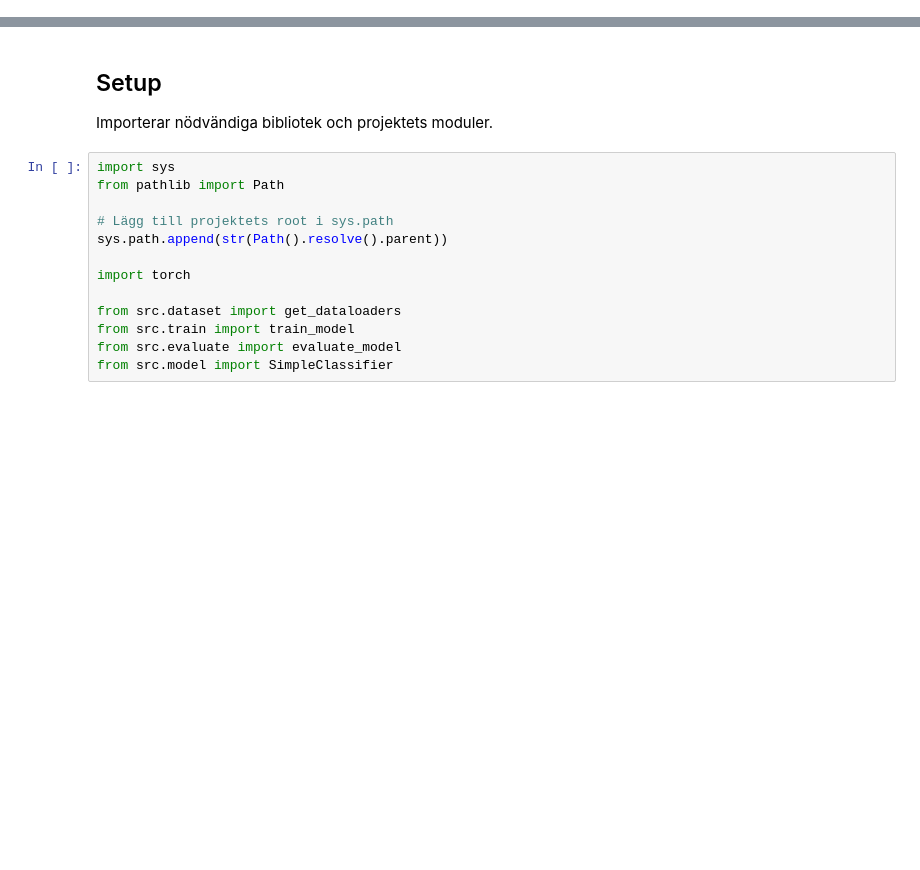
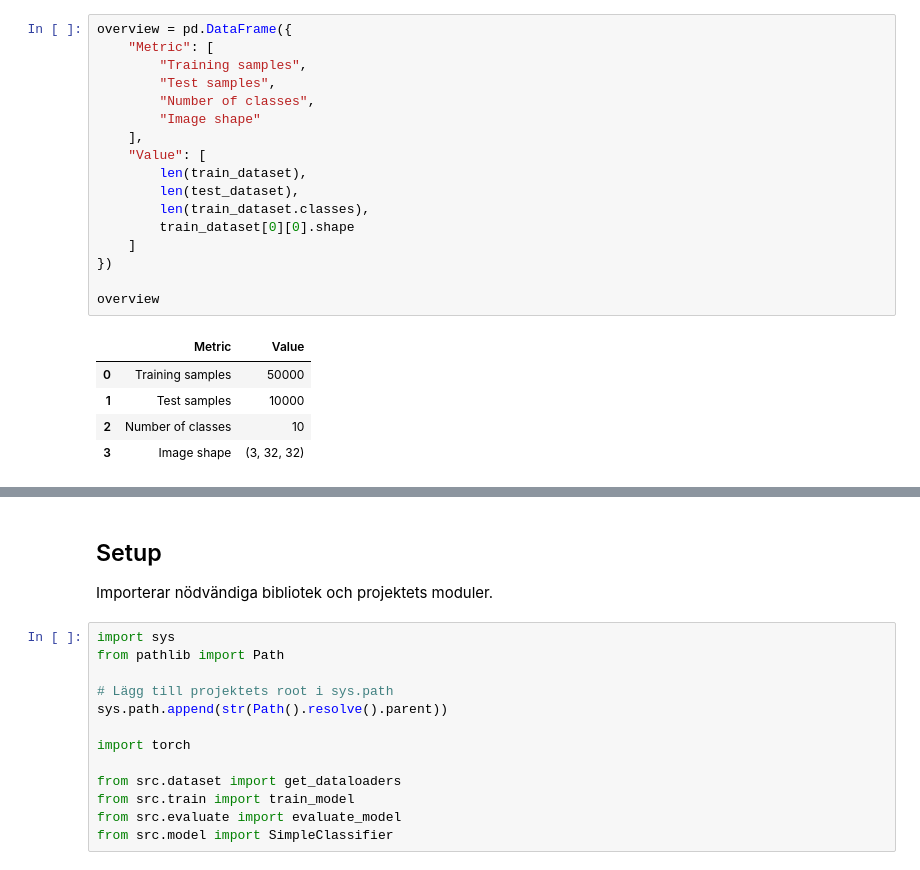
Before and after one commit to hazajijan-prog/pytorch-pipelines-and-model-training, a Jupyter notebook: notebooks/experiments.ipynb, the cells around one changed output, grey strips where cells are left out. Drawn from its saved outputs; the diff is of its cells as text; blank space fills up the shorter version.

```diff
--- a/notebooks/experiments.ipynb
+++ b/notebooks/experiments.ipynb
@@ -0,0 +35,23 @@
+# %%
+overview = pd.DataFrame({
+    "Metric": [
+        "Training samples",
+        "Test samples",
+        "Number of classes",
+        "Image shape"
+    ],
+    "Value": [
+        len(train_dataset),
+        len(test_dataset),
+        len(train_dataset.classes),
+        train_dataset[0][0].shape
+    ]
+})
+
+overview
+# %% [output]
+|  | Metric | Value |
+| 0 | Training samples | 50000 |
+| 1 | Test samples | 10000 |
+| 2 | Number of classes | 10 |
+| 3 | Image shape | (3, 32, 32) |
```
Also changed, not shown: parts of 19 cells of this notebook, 7 other files.
